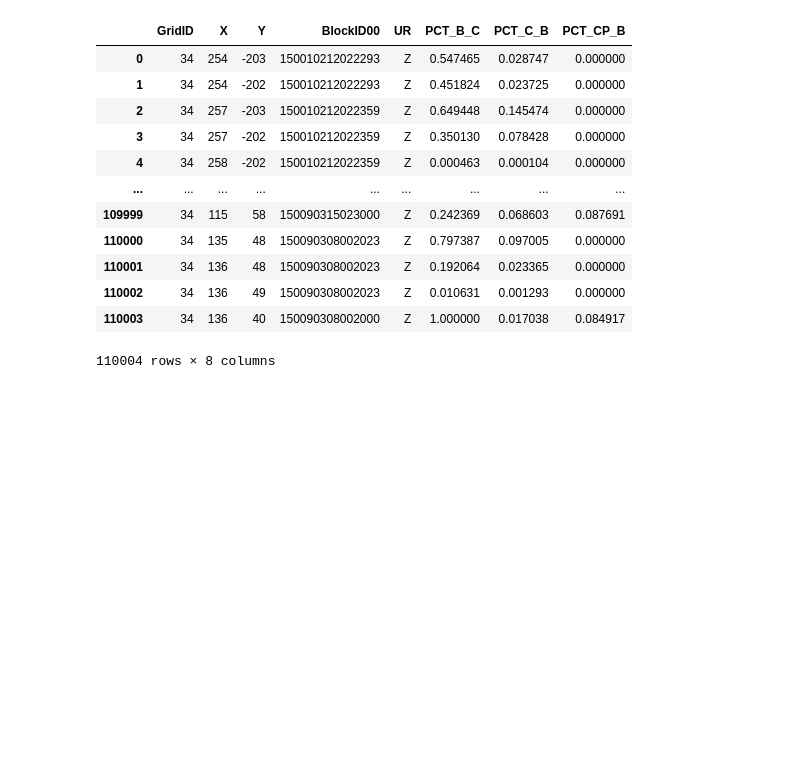
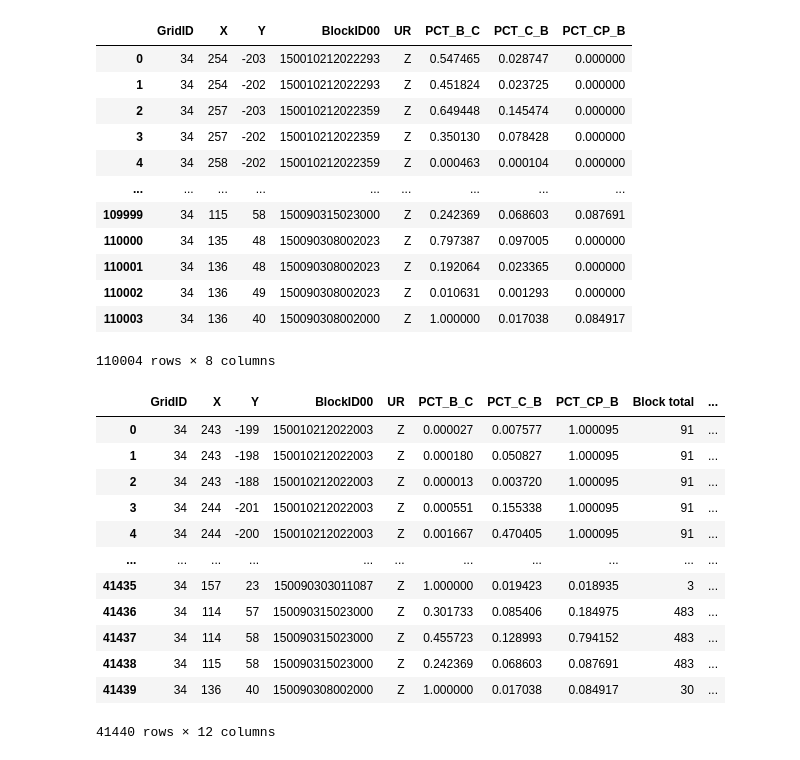
Before and after one commit to jasondamico/d3-visualizations, a Jupyter notebook: propublica_hotspots/python/cleaning.ipynb, the cells around one changed output. Saved outputs shown, nothing was run; the diff lists cells and outputs as text; code cells hidden in the pictures; blank space fills up the shorter version.

Commit message:
Calculate race data for crosswalk rows
For ease of conversion into grid

```diff
--- a/propublica_hotspots/python/cleaning.ipynb
+++ b/propublica_hotspots/python/cleaning.ipynb
@@ -194,3 +194,30 @@ hi_x_walk_raw
 | 110002 | 34 | 136 | 49 | 150090308002023 | Z | 0.010631 | 0.001293 | 0.000000 |
 | 110003 | 34 | 136 | 40 | 150090308002000 | Z | 1.000000 | 0.017038 | 0.084917 |
 110004 rows × 8 columns
+# %%
+hi_x_walk = pd.DataFrame(hi_x_walk_raw)
+
+# Getting number of total and white-identifying in each block
+hi_x_walk = hi_x_walk.merge(hi_blocks.loc[:, ["id", "Total", "White alone"]], left_on="BlockID00", right_on="id")
+hi_x_walk = hi_x_walk.drop(columns="id")
+hi_x_walk = hi_x_walk.rename(columns={"White alone": "White in block", "Total": "Block total"})
+
+# Normalizing based on percentage
+hi_x_walk["Number of white from block"] = hi_x_walk["White in block"] * hi_x_walk["PCT_B_C"]
+hi_x_walk["Total from block"] = hi_x_walk["Block total"] * hi_x_walk["PCT_B_C"]
+
+hi_x_walk
+# %% [output]
+|  | GridID | X | Y | BlockID00 | UR | PCT_B_C | PCT_C_B | PCT_CP_B | Block total | ... |
+| 0 | 34 | 243 | -199 | 150010212022003 | Z | 0.000027 | 0.007577 | 1.000095 | 91 | ... |
+| 1 | 34 | 243 | -198 | 150010212022003 | Z | 0.000180 | 0.050827 | 1.000095 | 91 | ... |
+| 2 | 34 | 243 | -188 | 150010212022003 | Z | 0.000013 | 0.003720 | 1.000095 | 91 | ... |
+| 3 | 34 | 244 | -201 | 150010212022003 | Z | 0.000551 | 0.155338 | 1.000095 | 91 | ... |
+| 4 | 34 | 244 | -200 | 150010212022003 | Z | 0.001667 | 0.470405 | 1.000095 | 91 | ... |
+| ... | ... | ... | ... | ... | ... | ... | ... | ... | ... | ... |
+| 41435 | 34 | 157 | 23 | 150090303011087 | Z | 1.000000 | 0.019423 | 0.018935 | 3 | ... |
+| 41436 | 34 | 114 | 57 | 150090315023000 | Z | 0.301733 | 0.085406 | 0.184975 | 483 | ... |
+| 41437 | 34 | 114 | 58 | 150090315023000 | Z | 0.455723 | 0.128993 | 0.794152 | 483 | ... |
+| 41438 | 34 | 115 | 58 | 150090315023000 | Z | 0.242369 | 0.068603 | 0.087691 | 483 | ... |
+| 41439 | 34 | 136 | 40 | 150090308002000 | Z | 1.000000 | 0.017038 | 0.084917 | 30 | ... |
+41440 rows × 12 columns
```
